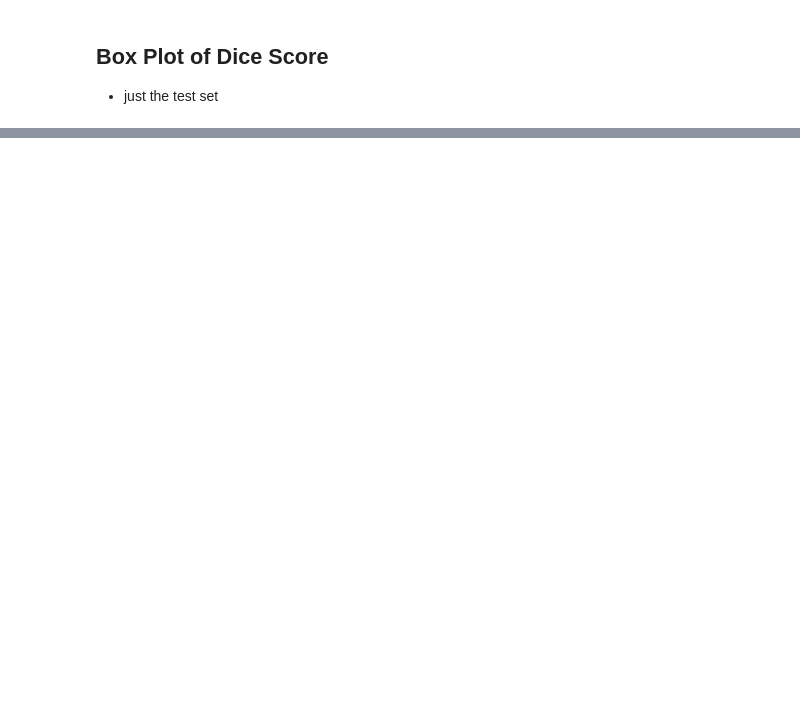
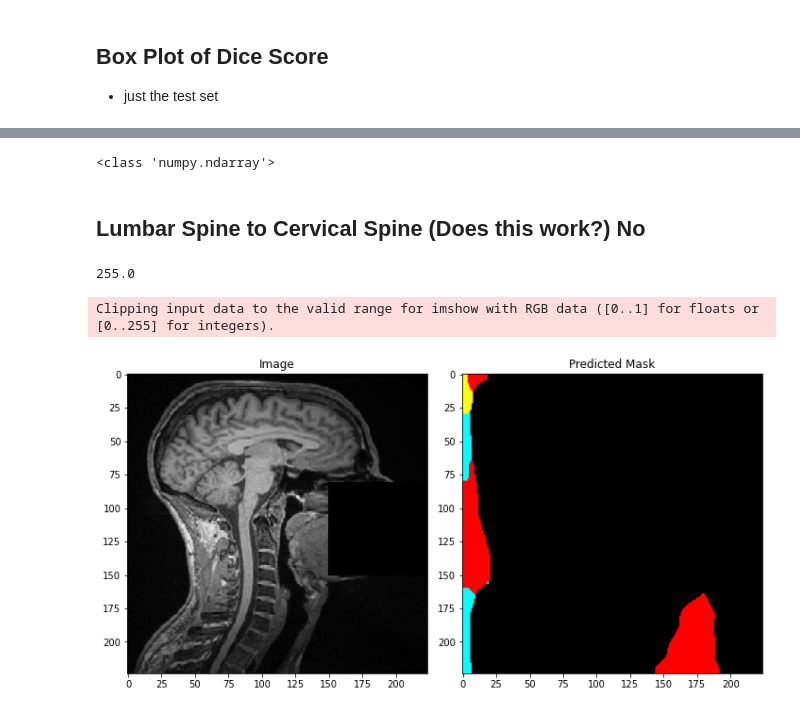
Before and after one commit to easoplee/spine_segmentation, a Jupyter notebook: lumbar_spine.ipynb, the cells around one changed output, grey strips where cells are left out. Saved outputs shown, nothing was run; the diff lists cells and outputs as text; code cells hidden in the pictures; blank space fills up the shorter version.

```diff
--- a/lumbar_spine.ipynb
+++ b/lumbar_spine.ipynb
@@ -678,0 +666,51 @@ Median of dice score:  0.8957136718921169
+# %%
+cervical_img_dir = "/content/drive/MyDrive/lumbar_mid_sagittal/sub-amu01_T1w.nii.gz"
+cervical_img = nib.load(cervical_img_dir).get_fdata()
+test_img = cervical_img.transpose(0,2,1)
+test_img = np.rot90(test_img, 2)[95, :, :]
+print(type(test_img))
+# %% [output]
+<class 'numpy.ndarray'>
+# %% [markdown]
+## Lumbar Spine to Cervical Spine (Does this work?) No
+# %%
+model.eval()
+with torch.no_grad():
+  #image = cv2.imread(test_img)
+  #image = cv2.cvtColor(test_img, cv2.COLOR_BGR2RGB)
+  image = test_img.astype("float32") /np.max(test_img) * 255
+  #cv2.imread(image)
+  image = cv2.resize(image, (config.INPUT_IMAGE_HEIGHT, config.INPUT_IMAGE_HEIGHT), interpolation = cv2.INTER_NEAREST)
+  orig = image.copy()
+  print(np.max(orig))
+  image = np.zeros((1, 3, config.INPUT_IMAGE_HEIGHT, config.INPUT_IMAGE_HEIGHT))
+  image[0, 0, :, :] = orig
+  image[0, 1, :, :] = orig
+  image[0, 2, :, :] = orig
+
+  #image = np.transpose(image, (2, 0, 1))
+  #image = np.expand_dims(image, 0)
+  #image = torch.from_numpy(image)
+  image = torch.Tensor(image).to(config.DEVICE)
+  predMask = model(image)
+  predMask = predMask['out']
+  predMask = torch.argmax(predMask, 1).detach().cpu().squeeze()
+  predMask_RGB = IntToRGB(predMask)
+  #print(predMask_RGB.shape)
+
+  #y_true = F.one_hot(torch.LongTensor(RGBtoInt(predMask))).numpy()
+
+  figure, ax = plt.subplots(nrows=1, ncols=2, figsize=(10, 10))
+	# plot the original image, its mask, and the predicted mask
+  ax[0].imshow(orig, cmap='gray')
+  ax[1].imshow(predMask_RGB)
+	# set the titles of the subplots
+  ax[0].set_title("Image")
+  ax[1].set_title("Predicted Mask")
+	# set the layout of the figure and display it
+  figure.tight_layout()
+  figure.show()
+# %% [output]
+255.0
+Clipping input data to the valid range for imshow with RGB data ([0..1] for floats or [0..255] for integers).
+[figure, added]
```
Also changed, not shown: parts of 10 cells of this notebook.
